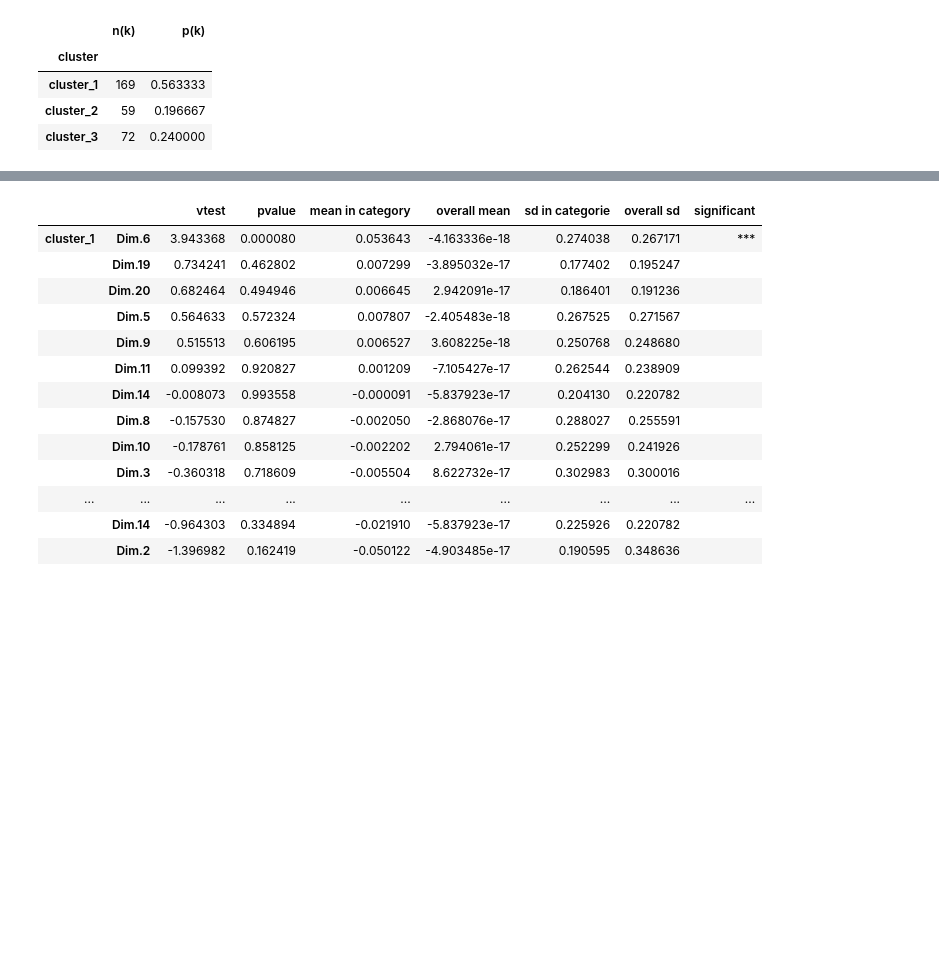
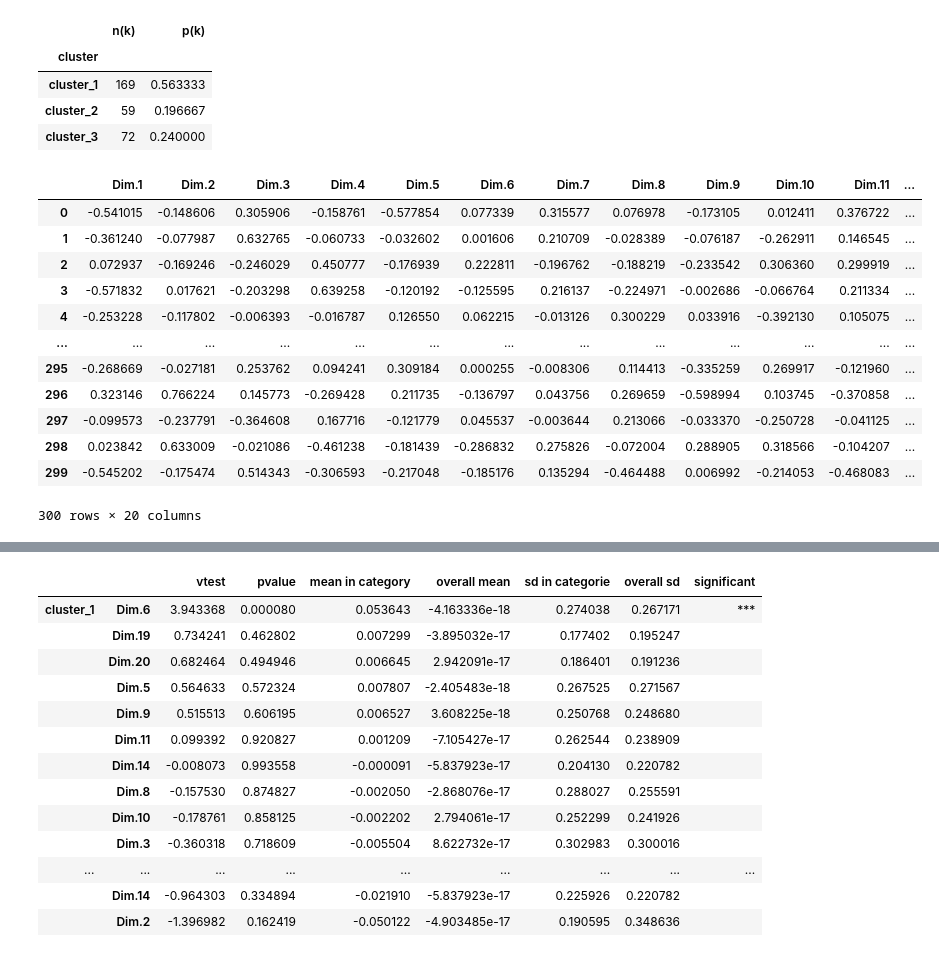
Before and after one commit to enfantbenidedieu/scientisttools, a Jupyter notebook: hcpc_mca_example.ipynb, the cells around one changed output, grey strips where cells are left out. Drawn from its saved outputs; the diff is of its cells as text; code cells hidden in the pictures; blank space fills up the shorter version.

```diff
--- a/notebooks/hcpc_mca_example.ipynb
+++ b/hcpc_mca_example.ipynb
@@ -58,3 +78,19 @@ hcpc.cluster_infos_
 | cluster_1 | 169 | 0.563333 |
 | cluster_2 | 59 | 0.196667 |
 | cluster_3 | 72 | 0.240000 |
+# %%
+pd.DataFrame(mca.row_coord_,columns=mca.dim_index_)
+# %% [output]
+|  | Dim.1 | Dim.2 | Dim.3 | Dim.4 | Dim.5 | Dim.6 | Dim.7 | Dim.8 | Dim.9 | Dim.10 | Dim.11 | ... |
+| 0 | -0.541015 | -0.148606 | 0.305906 | -0.158761 | -0.577854 | 0.077339 | 0.315577 | 0.076978 | -0.173105 | 0.012411 | 0.376722 | ... |
+| 1 | -0.361240 | -0.077987 | 0.632765 | -0.060733 | -0.032602 | 0.001606 | 0.210709 | -0.028389 | -0.076187 | -0.262911 | 0.146545 | ... |
+| 2 | 0.072937 | -0.169246 | -0.246029 | 0.450777 | -0.176939 | 0.222811 | -0.196762 | -0.188219 | -0.233542 | 0.306360 | 0.299919 | ... |
+| 3 | -0.571832 | 0.017621 | -0.203298 | 0.639258 | -0.120192 | -0.125595 | 0.216137 | -0.224971 | -0.002686 | -0.066764 | 0.211334 | ... |
+| 4 | -0.253228 | -0.117802 | -0.006393 | -0.016787 | 0.126550 | 0.062215 | -0.013126 | 0.300229 | 0.033916 | -0.392130 | 0.105075 | ... |
+| ... | ... | ... | ... | ... | ... | ... | ... | ... | ... | ... | ... | ... |
+| 295 | -0.268669 | -0.027181 | 0.253762 | 0.094241 | 0.309184 | 0.000255 | -0.008306 | 0.114413 | -0.335259 | 0.269917 | -0.121960 | ... |
+| 296 | 0.323146 | 0.766224 | 0.145773 | -0.269428 | 0.211735 | -0.136797 | 0.043756 | 0.269659 | -0.598994 | 0.103745 | -0.370858 | ... |
+| 297 | -0.099573 | -0.237791 | -0.364608 | 0.167716 | -0.121779 | 0.045537 | -0.003644 | 0.213066 | -0.033370 | -0.250728 | -0.041125 | ... |
+| 298 | 0.023842 | 0.633009 | -0.021086 | -0.461238 | -0.181439 | -0.286832 | 0.275826 | -0.072004 | 0.288905 | 0.318566 | -0.104207 | ... |
+| 299 | -0.545202 | -0.175474 | 0.514343 | -0.306593 | -0.217048 | -0.185176 | 0.135294 | -0.464488 | 0.006992 | -0.214053 | -0.468083 | ... |
+300 rows × 20 columns
```
Also changed, not shown: parts of 8 cells of this notebook, 13 other files.
